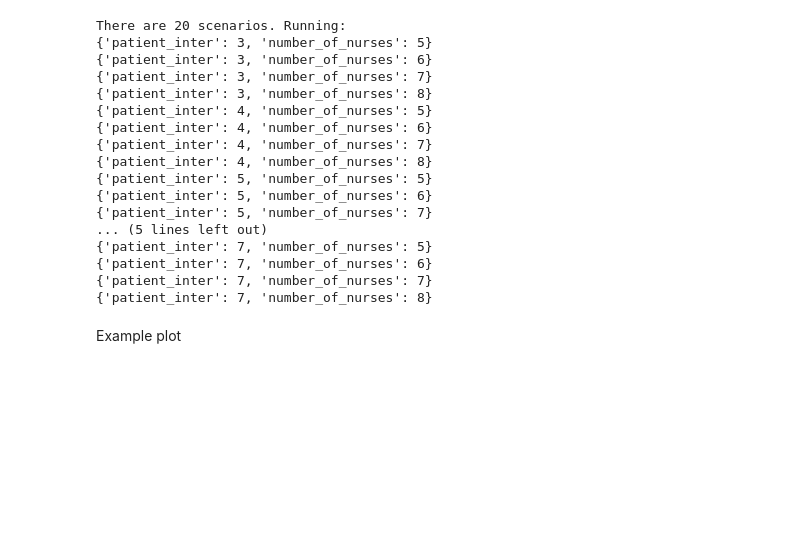
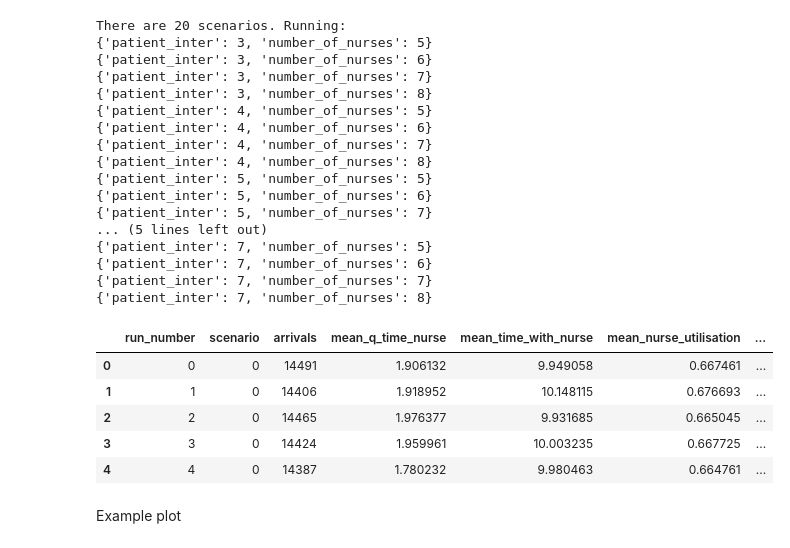
Before and after one commit to pythonhealthdatascience/pydesrap_mms, a Jupyter notebook: notebooks/analysis.ipynb, the cells around one changed output. Cells and saved outputs as stored; diff of their text form; code cells hidden in the pictures; blank space fills up the shorter version.

```diff
--- a/notebooks/analysis.ipynb
+++ b/notebooks/analysis.ipynb
@@ -211,6 +220,15 @@ There are 20 scenarios. Running:
 {'patient_inter': 7, 'number_of_nurses': 6}
 {'patient_inter': 7, 'number_of_nurses': 7}
 {'patient_inter': 7, 'number_of_nurses': 8}
+# %%
+scenario_results.head()
+# %% [output]
+|  | run_number | scenario | arrivals | mean_q_time_nurse | mean_time_with_nurse | mean_nurse_utilisation | ... |
+| 0 | 0 | 0 | 14491 | 1.906132 | 9.949058 | 0.667461 | ... |
+| 1 | 1 | 0 | 14406 | 1.918952 | 10.148115 | 0.676693 | ... |
+| 2 | 2 | 0 | 14465 | 1.976377 | 9.931685 | 0.665045 | ... |
+| 3 | 3 | 0 | 14424 | 1.959961 | 10.003235 | 0.667725 | ... |
+| 4 | 4 | 0 | 14387 | 1.780232 | 9.980463 | 0.664761 | ... |
 # %% [markdown]
 Example plot
 # %%
```
Also changed, not shown: parts of 5 cells of this notebook, 2 other files.
